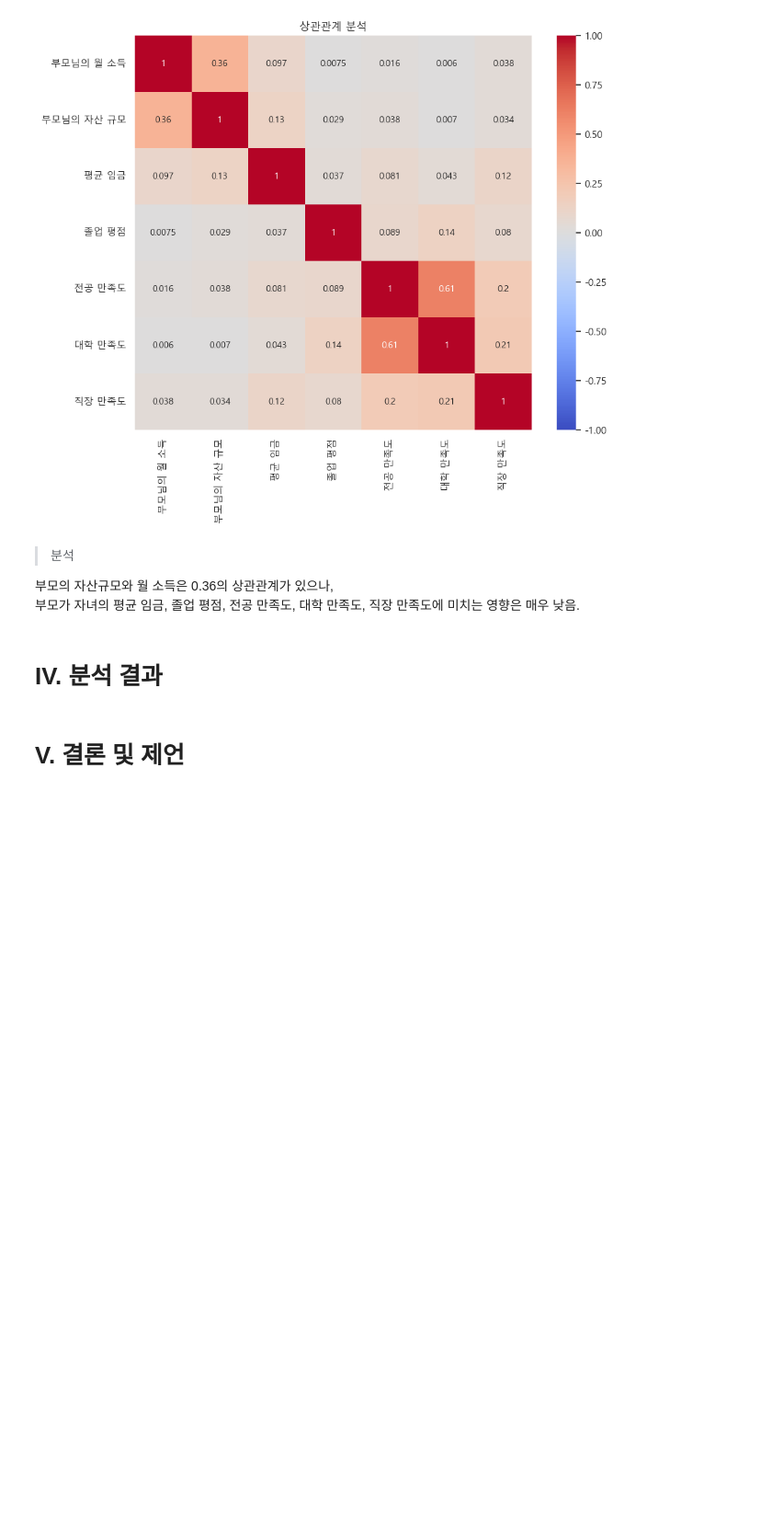
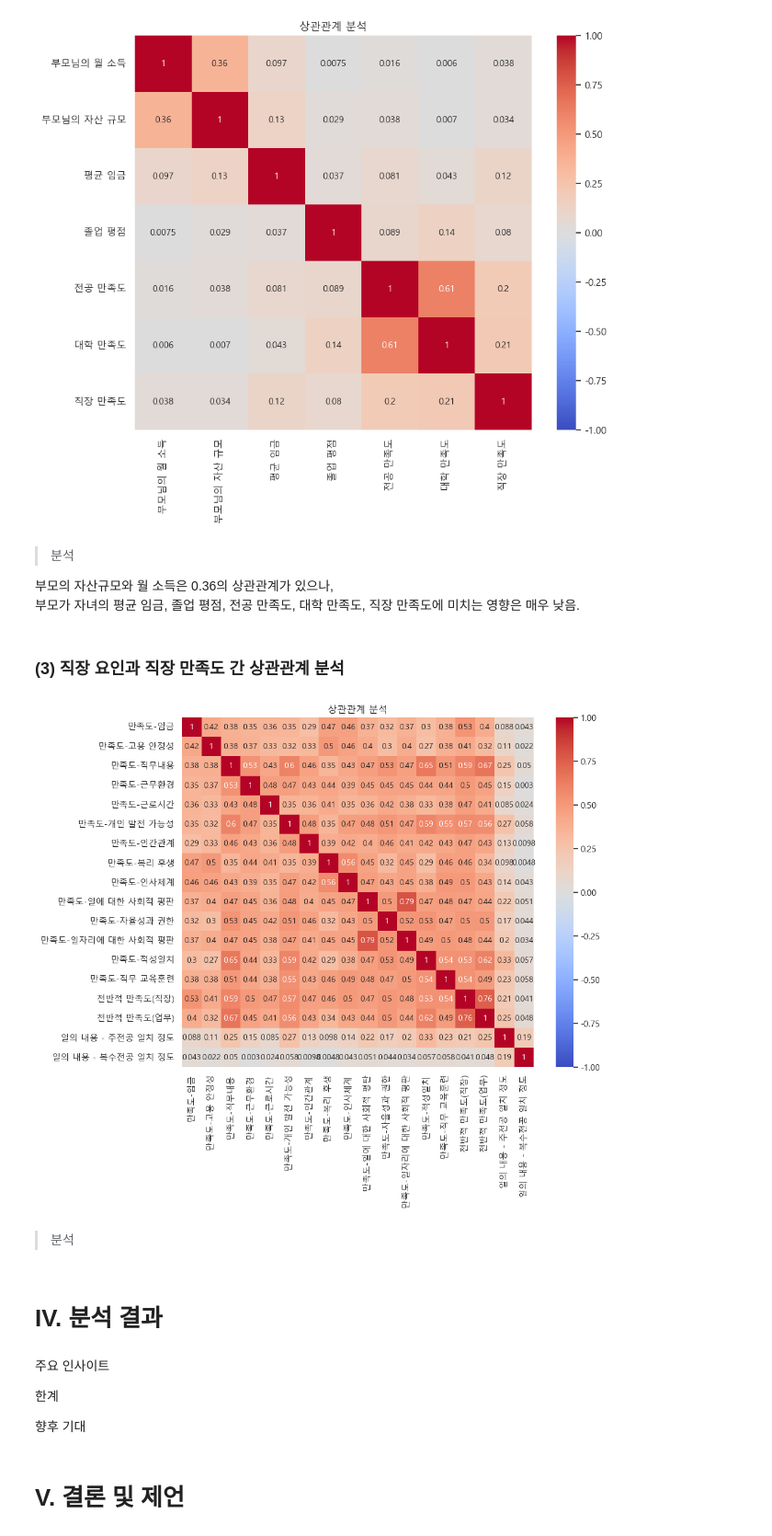
Before and after one commit to JiwonDu/DA-learning-course, a Jupyter notebook: Project/(프로젝트) 대졸자직업이동경로조사 데이터 분석.ipynb, the cells around one changed output. Shown at 92% size. Cells and saved outputs as stored; diff of their text form; code cells hidden in the pictures; blank space fills up the shorter version.

```diff
--- a/Project/(프로젝트) 대졸자직업이동경로조사 데이터 분석.ipynb
+++ b/Project/(프로젝트) 대졸자직업이동경로조사 데이터 분석.ipynb
@@ -541,7 +541,53 @@ plt.show()
 
 부모의 자산규모와 월 소득은 0.36의 상관관계가 있으나,
 부모가 자녀의 평균 임금, 졸업 평점, 전공 만족도, 대학 만족도, 직장 만족도에 미치는 영향은 매우 낮음.
+# %% [markdown]
+### (3) 직장 요인과 직장 만족도 간 상관관계 분석
+# %%
+# 데이터 선택
+correlation_data2 = df_cleaned[['a126', 'a127', 'a128', 'a129', 'a130', 'a131', 'a132', 'a133', 'a134', 'a135', 'a136', 'a137', 'a138', 'a139' ,'a140', 'a141', 'a144', 'a145']]
+
+# 컬럼 이름 바꾸기
+correlation_data2.columns = [
+    '만족도-임금',
+    '만족도-고용 안정성',
+    '만족도-직무내용',
+    '만족도-근무환경',
+    '만족도-근로시간',
+    '만족도-개인 발전 가능성',
+    '만족도-인간관계',
+    '만족도-복리 후생',
+    '만족도-인사체계',
+    '만족도-일에 대한 사회적 평판',
+    '만족도-자율성과 권한',
+    '만족도-일자리에 대한 사회적 평판',
+    '만족도-적성일치',
+    '만족도-직무 교육훈련',
+    '전반적 만족도(직장)',
+    '전반적 만족도(업무)',
+    '일의 내용 - 주전공 일치 정도',
+    '일의 내용 - 복수전공 일치 정도'
+]
+
+# 상관계수 계산
+correlation_matrix2 = correlation_data2.corr()
+
+# 히트맵을 통해 상관관계 시각화
+plt.figure(figsize=(10, 8))
+sns.heatmap(correlation_matrix2, annot=True, cmap='coolwarm', vmin=-1, vmax=1)
+plt.title("상관관계 분석")
+plt.show()
+# %% [output]
+[figure, added]
+# %% [markdown]
+> 분석
 # %% [markdown]
 # IV. 분석 결과
+# %% [markdown]
+주요 인사이트
+
+한계
+
+향후 기대
 # %% [markdown]
 # V. 결론 및 제언
```
